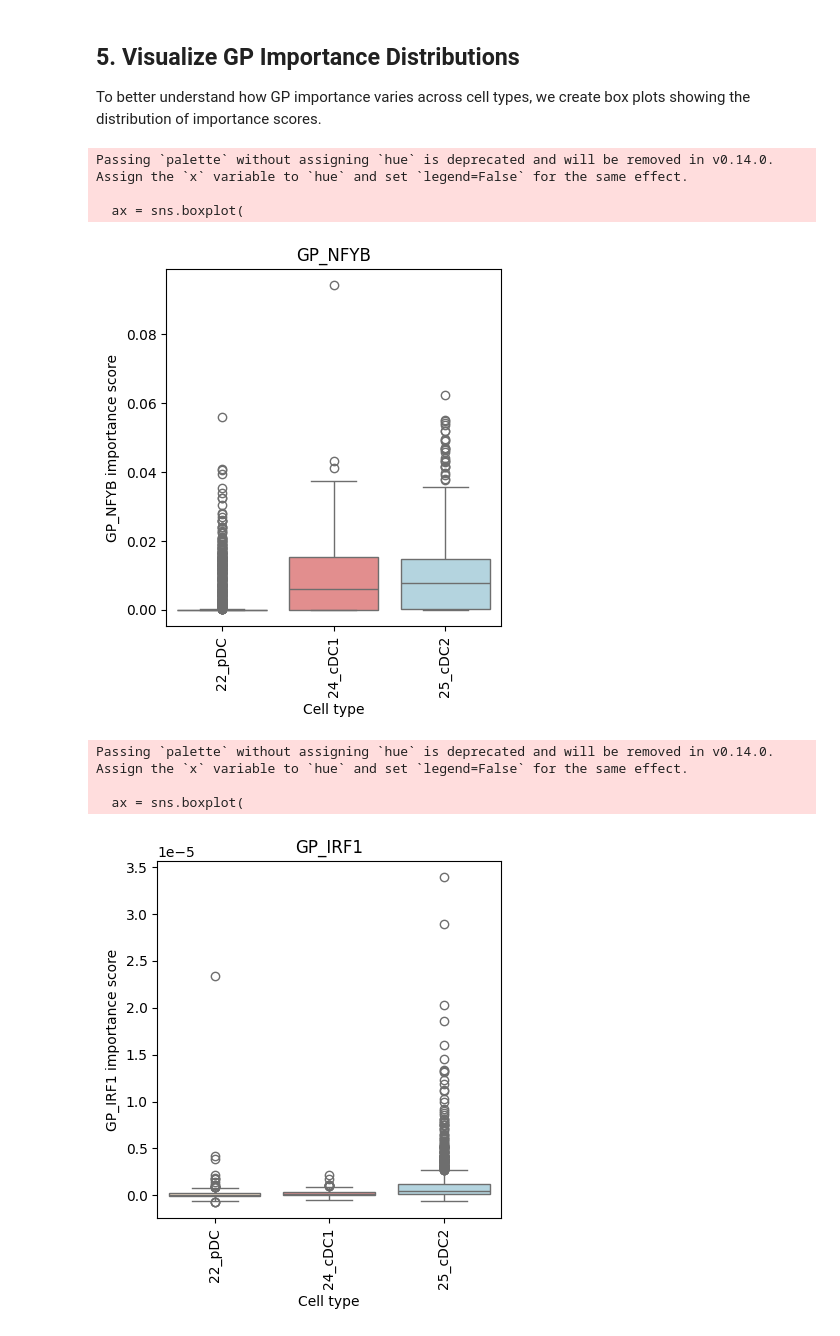
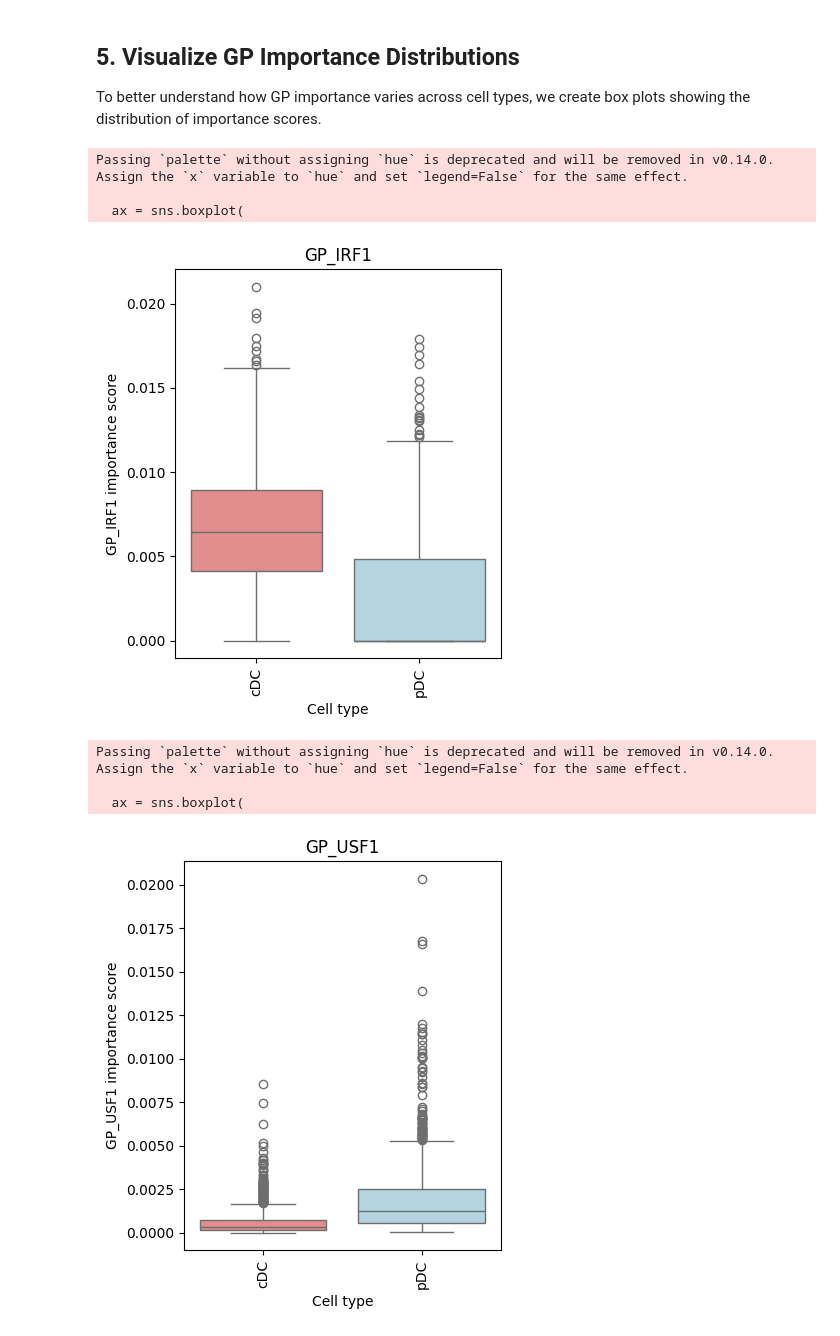
Before and after one commit to Lotfollahi-lab/tripso, a Jupyter notebook: docs/getting-started/tutorials/05_calculate_gp_importance_scores.ipynb, the cells around one changed output. Cells and saved outputs as stored; diff of their text form; code cells hidden in the pictures.

```diff
--- a/docs/getting-started/tutorials/05_calculate_gp_importance_scores.ipynb
+++ b/docs/getting-started/tutorials/05_calculate_gp_importance_scores.ipynb
@@ -42,14 +42,14 @@ The ablation analysis generates AnnData objects where:
 # Load GP importance scores from ablation analysis
 # The ablation process masks each GP and measures reconstruction loss change
 
-# Option 1: Load and combine all data splits
-train = sc.read_h5ad('output_global/ablation/with_gp_ablation/train_set.h5ad')
-val = sc.read_h5ad('output_global/ablation/with_gp_ablation/val_set.h5ad')
-test = sc.read_h5ad('output_global/ablation/with_gp_ablation/test_set.h5ad')
-adata = ad.concat([train, val, test])
+# # Option 1: Load and combine all data splits
+# train = sc.read_h5ad('output_global/ablation/with_gp_ablation/train_set.h5ad')
+# val = sc.read_h5ad('output_global/ablation/with_gp_ablation/val_set.h5ad')
+# test = sc.read_h5ad('output_global/ablation/with_gp_ablation/test_set.h5ad')
+# adata = ad.concat([train, val, test])
 
 # Option 2: Load only test set for faster tutorial execution (commented out)
-# adata = sc.read_h5ad('output_global/ablation/with_gp_ablation/test_set.h5ad')
+adata = sc.read_h5ad('output_global/ablation/with_gp_ablation/test_set.h5ad')
 
 adata
 # %% [output]
@@ -70,9 +69,8 @@ In the next steps, we will look at which **genes** drive these differences.
 # %%
 # Subset to three dendritic cell subtypes for differential analysis
 dc = adata[
-    adata.obs['cell_type'].isin(['22_pDC',    # Plasmacytoid dendritic cells
-                                  '24_cDC1',   # Conventional DC type 1
-                                  '25_cDC2',   # Conventional DC type 2
+    adata.obs['AuthorCellType_Broad'].isin(['pDC',    # Plasmacytoid dendritic cells
+                                 'cDC',   # Conventional dendritic cell
                                  ])
 ]
 dc
@@ -174,7 +157,6 @@ def make_barplot(pert_data, gp, fig_size=(5, 5), save=None):
     """
     # Color palette (may need customization based on your cell types)
     colors = [
-        'bisque',       # Color for first cell type
         'lightcoral',   # Color for second cell type
         'lightblue',    # Color for third cell type
         'navy',         # Color for fourth cell type (if applicable)
@@ -189,8 +171,8 @@ def make_barplot(pert_data, gp, fig_size=(5, 5), save=None):
     ax = sns.boxplot(
         data=pert_data.obs,
         y=gp,                                           # GP importance on y-axis
-        x="cell_type",                                  # Cell types on x-axis
-        order=pert_data.obs['cell_type'].cat.categories, # Preserve categorical order
+        x="AuthorCellType_Broad",                                  # Cell types on x-axis
+        order=pert_data.obs['AuthorCellType_Broad'].cat.categories, # Preserve categorical order
         palette=colors
     )
 
@@ -208,14 +190,14 @@ def make_barplot(pert_data, gp, fig_size=(5, 5), save=None):
 # %%
 # Visualize GP importance distributions for example gene programs
 # These GPs were selected based on known roles in hematopoiesis
-for gp in ['GP_NFYB', 'GP_IRF1', 'GP_DDIT3', 'GP_IKZF1']:
+for gp in ['GP_IRF1', 'GP_USF1']:
     make_barplot(dc, gp)
 # %% [output]
 Passing `palette` without assigning `hue` is deprecated and will be removed in v0.14.0. Assign the `x` variable to `hue` and set `legend=False` for the same effect.
 
   ax = sns.boxplot(
-[figure, old version]
+[figure, new version]
 Passing `palette` without assigning `hue` is deprecated and will be removed in v0.14.0. Assign the `x` variable to `hue` and set `legend=False` for the same effect.
 
   ax = sns.boxplot(
-[figure, old version]
+[figure, new version]
```
Also changed, not shown: parts of 12 cells of this notebook, 21 other files.
